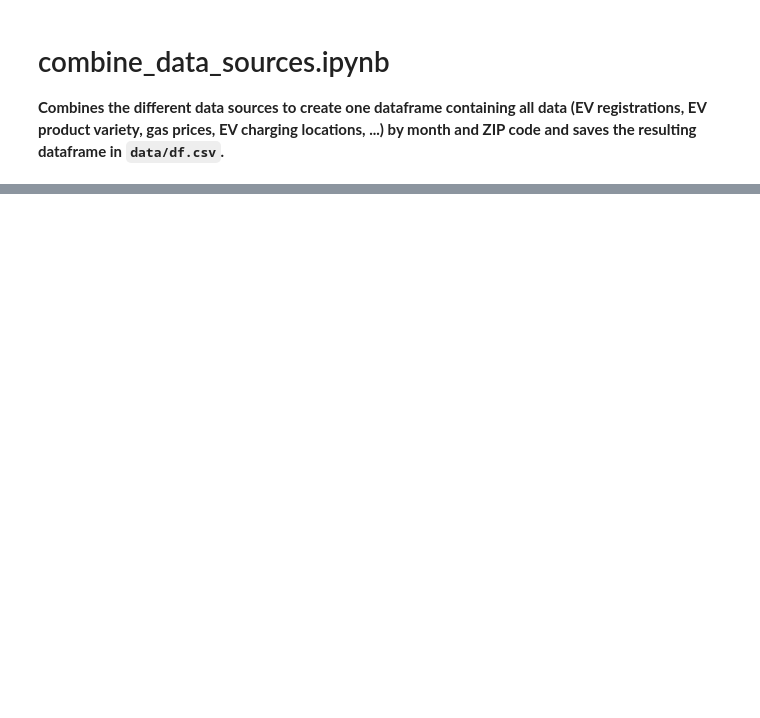
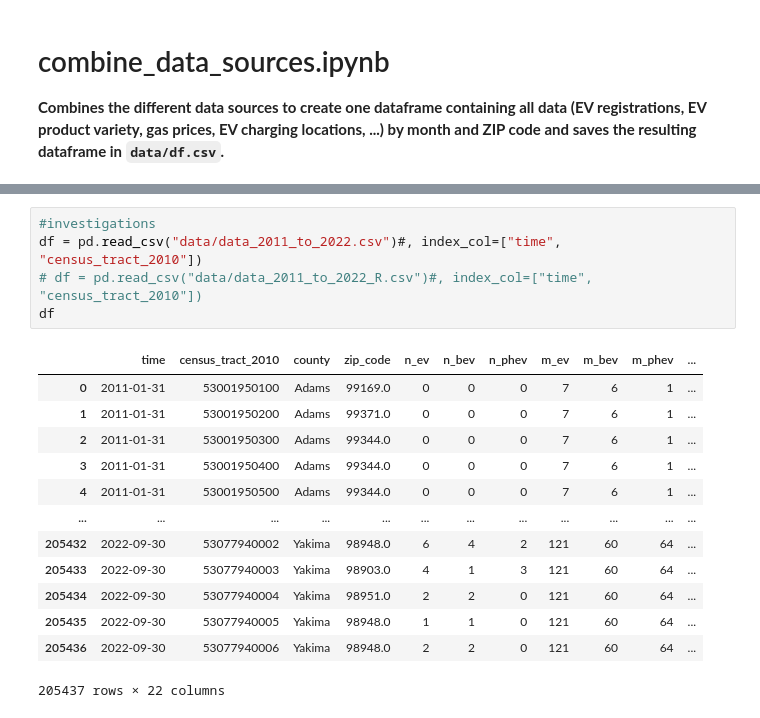
Before and after one commit to s-t-lab/wsdot_evse, a Jupyter notebook: task 2/combine_data_sources.ipynb, the cells around one changed output, grey strips where cells are left out. Drawn from its saved outputs; the diff is of its cells as text; blank space fills up the shorter version.

```diff
--- a/task 2/combine_data_sources.ipynb
+++ b/task 2/combine_data_sources.ipynb
@@ -144,0 +438,19 @@ df.to_csv("data/df.csv")
+# %%
+#investigations
+df = pd.read_csv("data/data_2011_to_2022.csv")#, index_col=["time", "census_tract_2010"])
+# df = pd.read_csv("data/data_2011_to_2022_R.csv")#, index_col=["time", "census_tract_2010"])
+df
+# %% [output]
+|  | time | census_tract_2010 | county | zip_code | n_ev | n_bev | n_phev | m_ev | m_bev | m_phev | ... |
+| 0 | 2011-01-31 | 53001950100 | Adams | 99169.0 | 0 | 0 | 0 | 7 | 6 | 1 | ... |
+| 1 | 2011-01-31 | 53001950200 | Adams | 99371.0 | 0 | 0 | 0 | 7 | 6 | 1 | ... |
+| 2 | 2011-01-31 | 53001950300 | Adams | 99344.0 | 0 | 0 | 0 | 7 | 6 | 1 | ... |
+| 3 | 2011-01-31 | 53001950400 | Adams | 99344.0 | 0 | 0 | 0 | 7 | 6 | 1 | ... |
+| 4 | 2011-01-31 | 53001950500 | Adams | 99344.0 | 0 | 0 | 0 | 7 | 6 | 1 | ... |
+| ... | ... | ... | ... | ... | ... | ... | ... | ... | ... | ... | ... |
+| 205432 | 2022-09-30 | 53077940002 | Yakima | 98948.0 | 6 | 4 | 2 | 121 | 60 | 64 | ... |
+| 205433 | 2022-09-30 | 53077940003 | Yakima | 98903.0 | 4 | 1 | 3 | 121 | 60 | 64 | ... |
+| 205434 | 2022-09-30 | 53077940004 | Yakima | 98951.0 | 2 | 2 | 0 | 121 | 60 | 64 | ... |
+| 205435 | 2022-09-30 | 53077940005 | Yakima | 98948.0 | 1 | 1 | 0 | 121 | 60 | 64 | ... |
+| 205436 | 2022-09-30 | 53077940006 | Yakima | 98948.0 | 2 | 2 | 0 | 121 | 60 | 64 | ... |
+205437 rows × 22 columns
```
Also changed, not shown: parts of 37 cells of this notebook, 44 other files.
